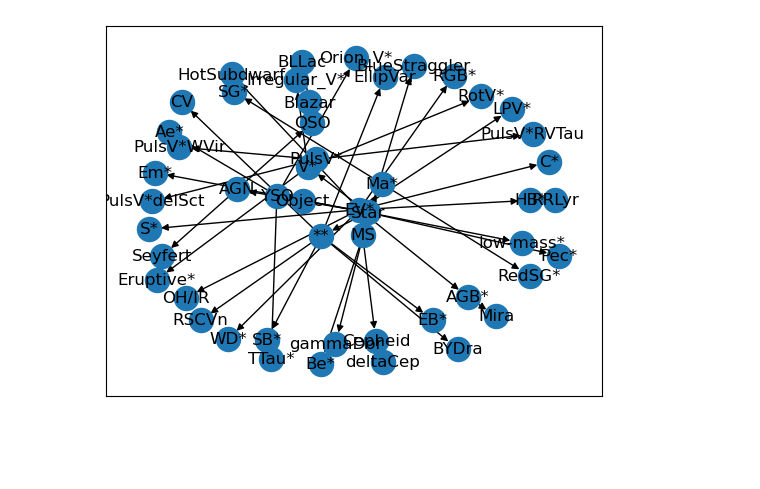
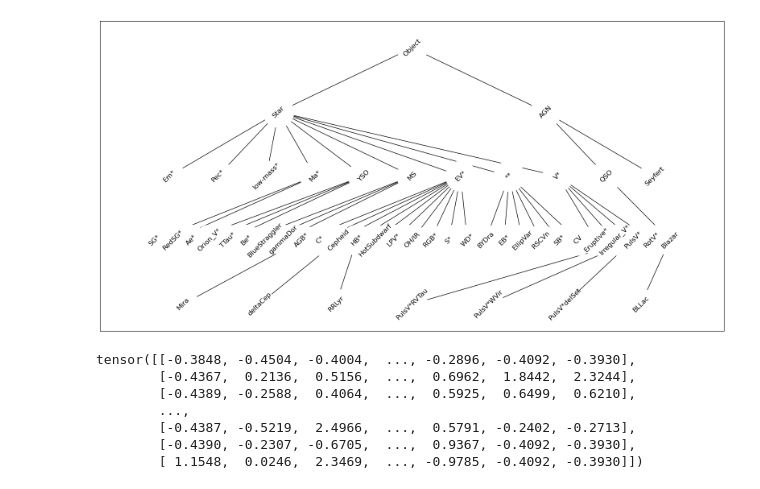
Before and after one commit to VTDA-Group/hxe-for-tda, a Jupyter notebook: variable_star_example.ipynb, the cells around one changed output. Drawn from its saved outputs; the diff is of its cells as text; code cells hidden in the pictures; blank space fills up the shorter version.

```diff
--- a/variable_star_example.ipynb
+++ b/variable_star_example.ipynb
@@ -138,36 +162,44 @@ G.add_edge('EV*','HotSubdwarf')
 G.add_edge('EV*','LPV*')
 G.add_edge('EV*','OH/IR')
 G.add_edge('EV*','RGB*')
 G.add_edge('HB*','RRLyr')
 G.add_edge('EV*','S*')
 G.add_edge('EV*','WD*')
 G.add_edge('Cepheid','deltaCep')
 
 #binary...
 G.add_edge('Star','**')
 G.add_edge('**','BYDra')
 G.add_edge('**','EB*')
 G.add_edge('**','EllipVar')
 G.add_edge('**','RSCVn')
 G.add_edge('**','SB*')
 G.add_edge('**','CV')
 
 
 #variable - other
 G.add_edge('Star','V*')
 G.add_edge('V*','Eruptive*')
 G.add_edge('V*','Irregular_V*')
 G.add_edge('V*','PulsV*')
 G.add_edge('PulsV*','PulsV*RVTau')
 G.add_edge('PulsV*','PulsV*WVir')
 G.add_edge('PulsV*','PulsV*delSct')
 G.add_edge('V*','RotV*')
 
-nx.draw_networkx(G, nodelist=vertices)
+importlib.reload(hxetda)
+pos = hxetda.hierarchy_pos(G, 'Object')
+
+fig = plt.figure(1, figsize=(20, 10))
+
+nx.draw_networkx(G, pos=pos, nodelist=vertices, node_color='white', with_labels=False, node_size=3000, arrows=False)
+text = nx.draw_networkx_labels(G, pos)
+for _, t in text.items():
+    t.set_rotation(45)
+
 plt.show()
-#to do -- beautify
 # %% [output]
-[figure, old version]
+[figure, new version]
 # %%
 # Some pre-processing for the graph
 paths, pathlengths, mask_list, y_dict = hxetda.calc_path_and_mask(G, vertices, 'Object')
@@ -188,6 +220,16 @@ y_test = torch.tensor(y_test, dtype=torch.float32)
 
 weights_train = torch.tensor(weights_train, dtype=torch.float32)
 weights_test = torch.tensor(weights_test, dtype=torch.float32)
+
+print(X_test)
+# %% [output]
+tensor([[-0.3848, -0.4504, -0.4004,  ..., -0.2896, -0.4092, -0.3930],
+        [-0.4367,  0.2136,  0.5156,  ...,  0.6962,  1.8442,  2.3244],
+        [-0.4389, -0.2588,  0.4064,  ...,  0.5925,  0.6499,  0.6210],
+        ...,
+        [-0.4387, -0.5219,  2.4966,  ...,  0.5791, -0.2402, -0.2713],
+        [-0.4390, -0.2307, -0.6705,  ...,  0.9367, -0.4092, -0.3930],
+        [ 1.1548,  0.0246,  2.3469,  ..., -0.9785, -0.4092, -0.3930]])
 # %%
 # Train!
 model = hxetda.Feedforward(np.shape(X_test[0])[0],20, len(vertices))
```
Also changed, not shown: parts of 12 cells of this notebook, 2 other files.
